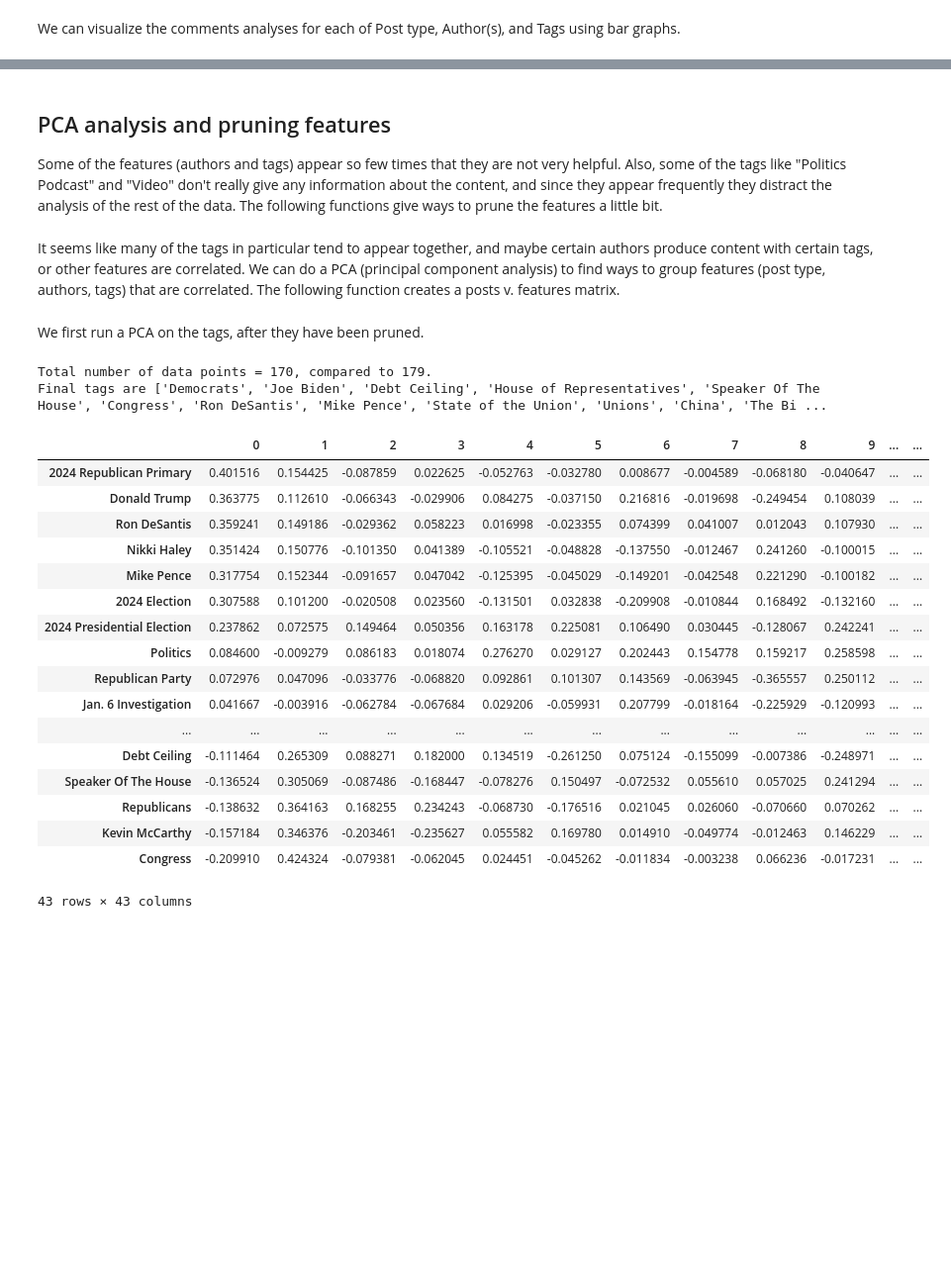
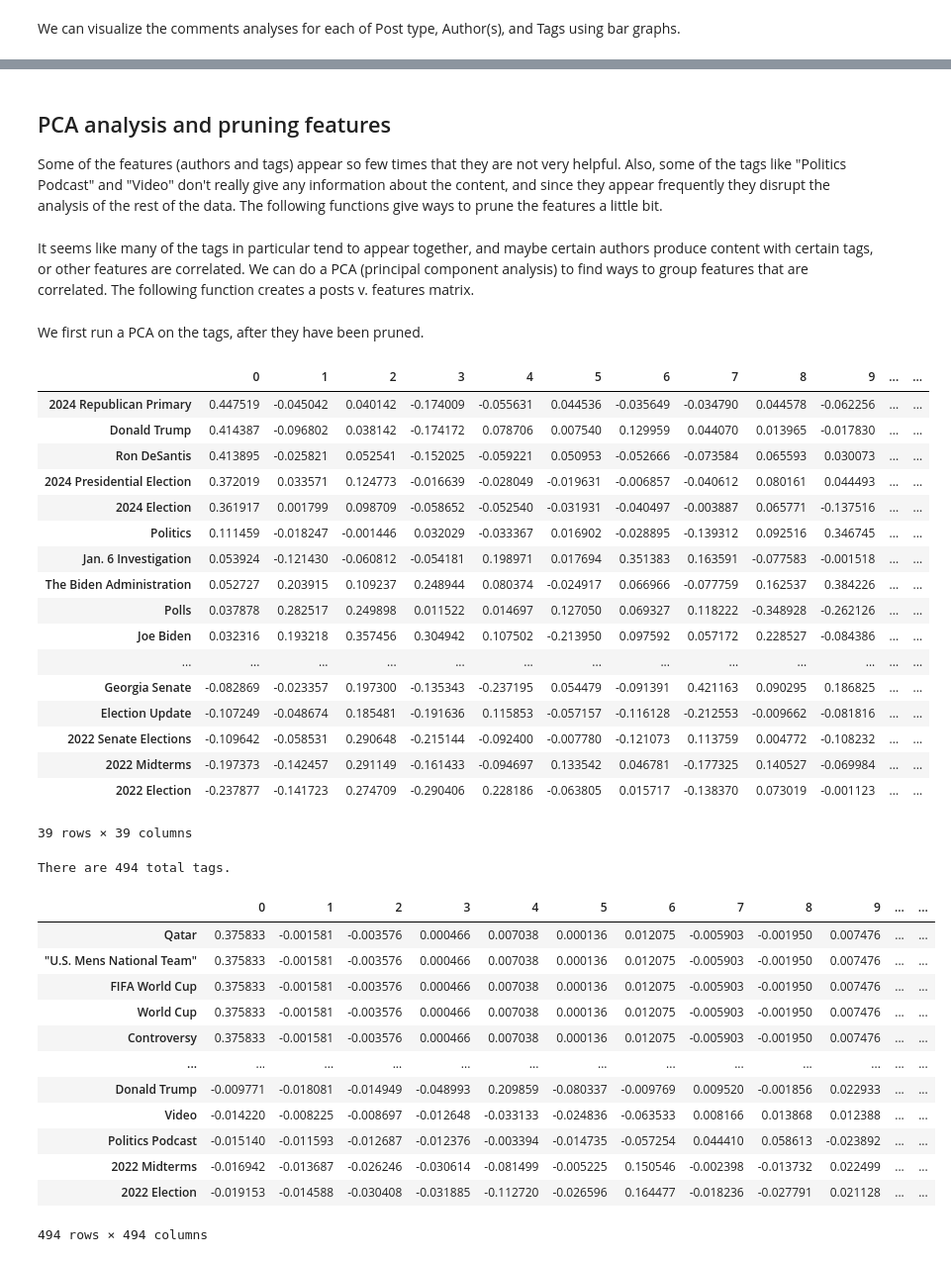
Before and after one commit to wh33les/538Project, a Jupyter notebook: DataExploration.ipynb, the cells around one changed output, grey strips where cells are left out. Shown at 99% size. Drawn from its saved outputs; the diff is of its cells as text; code cells hidden in the pictures; blank space fills up the shorter version.

```diff
--- a/DataExploration.ipynb
+++ b/DataExploration.ipynb
@@ -129,6 +151,6 @@ Since there are 306 tags we take the top 20.
 # %% [markdown]
 ## PCA analysis and pruning features
 
-Some of the features (authors and tags) appear so few times that they are not very helpful.  Also, some of the tags like "Politics Podcast" and "Video" don't really give any information about the content, and since they appear frequently they distract the analysis of the rest of the data.  The following functions give ways to prune the features a little bit.
+Some of the features (authors and tags) appear so few times that they are not very helpful.  Also, some of the tags like "Politics Podcast" and "Video" don't really give any information about the content, and since they appear frequently they disrupt the analysis of the rest of the data.  The following functions give ways to prune the features a little bit.
 # %%
 # First input is a list of features, second input is a list of features to be removed.
@@ -174,6 +196,6 @@ def most_used(features):
 #print(str(len(most_used_tags)) + " out of " +str(len(attribute_features("Tags")))+" tags selected.")
 # %% [markdown]
-It seems like many of the tags in particular tend to appear together, and maybe certain authors produce content with certain tags, or other features are correlated.  We can do a PCA (principal component analysis) to find ways to group features (post type, authors, tags) that are correlated.  The following function creates a posts v. features matrix.
+It seems like many of the tags in particular tend to appear together, and maybe certain authors produce content with certain tags, or other features are correlated.  We can do a PCA (principal component analysis) to find ways to group features that are correlated.  The following function creates a posts v. features matrix.
 # %%
 # Input is a list of any combination of features from post types, authors, or tags found in raw_data.
 # Output is a data frame whose rows are the post titles and whose columns are the features.
@@ -212,7 +234,7 @@ tags_pruned = prune(attribute_features("Tags"), ["Politics Podcast",
 #print("tags_pruned =", tags_pruned) # for debugging
 #print("Length of tags_pruned is "+str(len(tags_pruned))+".") # for debugging
 final_tags = most_used(tags_pruned)
-print("Final tags are "+ str(final_tags)+".  There are "+str(len(final_tags))+" of them.")
+#print("Final tags are "+ str(final_tags)+".  There are "+str(len(final_tags))+" of them.") # for debugging
 
 # Create the matrix for tags
 posts_v_features_matrix = PCA_input(final_tags)
@@ -230,23 +252,48 @@ pca.fit(features_scaled)
 component_vectors = pd.DataFrame(pca.components_.transpose(), index = posts_v_features_matrix.columns[1:])
 component_vectors.sort_values(by = component_vectors.columns[0], ascending = False)
 # %% [output]
+|  | 0 | 1 | 2 | 3 | 4 | 5 | 6 | 7 | 8 | 9 | ... | ... |
+| 2024 Republican Primary | 0.447519 | -0.045042 | 0.040142 | -0.174009 | -0.055631 | 0.044536 | -0.035649 | -0.034790 | 0.044578 | -0.062256 | ... | ... |
+| Donald Trump | 0.414387 | -0.096802 | 0.038142 | -0.174172 | 0.078706 | 0.007540 | 0.129959 | 0.044070 | 0.013965 | -0.017830 | ... | ... |
+| Ron DeSantis | 0.413895 | -0.025821 | 0.052541 | -0.152025 | -0.059221 | 0.050953 | -0.052666 | -0.073584 | 0.065593 | 0.030073 | ... | ... |
+| 2024 Presidential Election | 0.372019 | 0.033571 | 0.124773 | -0.016639 | -0.028049 | -0.019631 | -0.006857 | -0.040612 | 0.080161 | 0.044493 | ... | ... |
+| 2024 Election | 0.361917 | 0.001799 | 0.098709 | -0.058652 | -0.052540 | -0.031931 | -0.040497 | -0.003887 | 0.065771 | -0.137516 | ... | ... |
+| Politics | 0.111459 | -0.018247 | -0.001446 | 0.032029 | -0.033367 | 0.016902 | -0.028895 | -0.139312 | 0.092516 | 0.346745 | ... | ... |
+| Jan. 6 Investigation | 0.053924 | -0.121430 | -0.060812 | -0.054181 | 0.198971 | 0.017694 | 0.351383 | 0.163591 | -0.077583 | -0.001518 | ... | ... |
+| The Biden Administration | 0.052727 | 0.203915 | 0.109237 | 0.248944 | 0.080374 | -0.024917 | 0.066966 | -0.077759 | 0.162537 | 0.384226 | ... | ... |
+| Polls | 0.037878 | 0.282517 | 0.249898 | 0.011522 | 0.014697 | 0.127050 | 0.069327 | 0.118222 | -0.348928 | -0.262126 | ... | ... |
+| Joe Biden | 0.032316 | 0.193218 | 0.357456 | 0.304942 | 0.107502 | -0.213950 | 0.097592 | 0.057172 | 0.228527 | -0.084386 | ... | ... |
+| ... | ... | ... | ... | ... | ... | ... | ... | ... | ... | ... | ... | ... |
+| Georgia Senate | -0.082869 | -0.023357 | 0.197300 | -0.135343 | -0.237195 | 0.054479 | -0.091391 | 0.421163 | 0.090295 | 0.186825 | ... | ... |
+| Election Update | -0.107249 | -0.048674 | 0.185481 | -0.191636 | 0.115853 | -0.057157 | -0.116128 | -0.212553 | -0.009662 | -0.081816 | ... | ... |
+| 2022 Senate Elections | -0.109642 | -0.058531 | 0.290648 | -0.215144 | -0.092400 | -0.007780 | -0.121073 | 0.113759 | 0.004772 | -0.108232 | ... | ... |
+| 2022 Midterms | -0.197373 | -0.142457 | 0.291149 | -0.161433 | -0.094697 | 0.133542 | 0.046781 | -0.177325 | 0.140527 | -0.069984 | ... | ... |
+| 2022 Election | -0.237877 | -0.141723 | 0.274709 | -0.290406 | 0.228186 | -0.063805 | 0.015717 | -0.138370 | 0.073019 | -0.001123 | ... | ... |
-Total number of data points = 170, compared to 179.
-Final tags are ['Democrats', 'Joe Biden', 'Debt Ceiling', 'House of Representatives', 'Speaker Of The House', 'Congress', 'Ron DeSantis', 'Mike Pence', 'State of the Union', 'Unions', 'China', 'The Bi ...
+39 rows × 39 columns
-|  | 0 | 1 | 2 | 3 | 4 | 5 | 6 | 7 | 8 | 9 | ... | ... |
-| 2024 Republican Primary | 0.401516 | 0.154425 | -0.087859 | 0.022625 | -0.052763 | -0.032780 | 0.008677 | -0.004589 | -0.068180 | -0.040647 | ... | ... |
-| Donald Trump | 0.363775 | 0.112610 | -0.066343 | -0.029906 | 0.084275 | -0.037150 | 0.216816 | -0.019698 | -0.249454 | 0.108039 | ... | ... |
-| Ron DeSantis | 0.359241 | 0.149186 | -0.029362 | 0.058223 | 0.016998 | -0.023355 | 0.074399 | 0.041007 | 0.012043 | 0.107930 | ... | ... |
-| Nikki Haley | 0.351424 | 0.150776 | -0.101350 | 0.041389 | -0.105521 | -0.048828 | -0.137550 | -0.012467 | 0.241260 | -0.100015 | ... | ... |
-| Mike Pence | 0.317754 | 0.152344 | -0.091657 | 0.047042 | -0.125395 | -0.045029 | -0.149201 | -0.042548 | 0.221290 | -0.100182 | ... | ... |
-| 2024 Election | 0.307588 | 0.101200 | -0.020508 | 0.023560 | -0.131501 | 0.032838 | -0.209908 | -0.010844 | 0.168492 | -0.132160 | ... | ... |
-| 2024 Presidential Election | 0.237862 | 0.072575 | 0.149464 | 0.050356 | 0.163178 | 0.225081 | 0.106490 | 0.030445 | -0.128067 | 0.242241 | ... | ... |
-| Politics | 0.084600 | -0.009279 | 0.086183 | 0.018074 | 0.276270 | 0.029127 | 0.202443 | 0.154778 | 0.159217 | 0.258598 | ... | ... |
-| Republican Party | 0.072976 | 0.047096 | -0.033776 | -0.068820 | 0.092861 | 0.101307 | 0.143569 | -0.063945 | -0.365557 | 0.250112 | ... | ... |
-| Jan. 6 Investigation | 0.041667 | -0.003916 | -0.062784 | -0.067684 | 0.029206 | -0.059931 | 0.207799 | -0.018164 | -0.225929 | -0.120993 | ... | ... |
-| ... | ... | ... | ... | ... | ... | ... | ... | ... | ... | ... | ... | ... |
-| Debt Ceiling | -0.111464 | 0.265309 | 0.088271 | 0.182000 | 0.134519 | -0.261250 | 0.075124 | -0.155099 | -0.007386 | -0.248971 | ... | ... |
-| Speaker Of The House | -0.136524 | 0.305069 | -0.087486 | -0.168447 | -0.078276 | 0.150497 | -0.072532 | 0.055610 | 0.057025 | 0.241294 | ... | ... |
-| Republicans | -0.138632 | 0.364163 | 0.168255 | 0.234243 | -0.068730 | -0.176516 | 0.021045 | 0.026060 | -0.070660 | 0.070262 | ... | ... |
-| Kevin McCarthy | -0.157184 | 0.346376 | -0.203461 | -0.235627 | 0.055582 | 0.169780 | 0.014910 | -0.049774 | -0.012463 | 0.146229 | ... | ... |
-| Congress | -0.209910 | 0.424324 | -0.079381 | -0.062045 | 0.024451 | -0.045262 | -0.011834 | -0.003238 | 0.066236 | -0.017231 | ... | ... |
-43 rows × 43 columns
+# %%
+# PCA on all the tags
+
+all_tags = attribute_features("Tags")
+print("There are "+str(len(all_tags))+" total tags.")
+posts_v_all_tags_matrix = PCA_input(all_tags)
+scaler = StandardScaler()
+pca = PCA()
+all_tags_scaled = scaler.fit_transform(posts_v_all_tags_matrix[posts_v_all_tags_matrix.columns[1:]])
+pca.fit(all_tags_scaled)
+component_vectors = pd.DataFrame(pca.components_.transpose(), index = posts_v_all_tags_matrix.columns[1:])
+component_vectors.sort_values(by = component_vectors.columns[0], ascending = False)
+# %% [output]
+There are 494 total tags.
+|  | 0 | 1 | 2 | 3 | 4 | 5 | 6 | 7 | 8 | 9 | ... | ... |
+| Qatar | 0.375833 | -0.001581 | -0.003576 | 0.000466 | 0.007038 | 0.000136 | 0.012075 | -0.005903 | -0.001950 | 0.007476 | ... | ... |
+| "U.S. Mens National Team" | 0.375833 | -0.001581 | -0.003576 | 0.000466 | 0.007038 | 0.000136 | 0.012075 | -0.005903 | -0.001950 | 0.007476 | ... | ... |
+| FIFA World Cup | 0.375833 | -0.001581 | -0.003576 | 0.000466 | 0.007038 | 0.000136 | 0.012075 | -0.005903 | -0.001950 | 0.007476 | ... | ... |
+| World Cup | 0.375833 | -0.001581 | -0.003576 | 0.000466 | 0.007038 | 0.000136 | 0.012075 | -0.005903 | -0.001950 | 0.007476 | ... | ... |
+| Controversy | 0.375833 | -0.001581 | -0.003576 | 0.000466 | 0.007038 | 0.000136 | 0.012075 | -0.005903 | -0.001950 | 0.007476 | ... | ... |
+| ... | ... | ... | ... | ... | ... | ... | ... | ... | ... | ... | ... | ... |
+| Donald Trump | -0.009771 | -0.018081 | -0.014949 | -0.048993 | 0.209859 | -0.080337 | -0.009769 | 0.009520 | -0.001856 | 0.022933 | ... | ... |
+| Video | -0.014220 | -0.008225 | -0.008697 | -0.012648 | -0.033133 | -0.024836 | -0.063533 | 0.008166 | 0.013868 | 0.012388 | ... | ... |
+| Politics Podcast | -0.015140 | -0.011593 | -0.012687 | -0.012376 | -0.003394 | -0.014735 | -0.057254 | 0.044410 | 0.058613 | -0.023892 | ... | ... |
+| 2022 Midterms | -0.016942 | -0.013687 | -0.026246 | -0.030614 | -0.081499 | -0.005225 | 0.150546 | -0.002398 | -0.013732 | 0.022499 | ... | ... |
+| 2022 Election | -0.019153 | -0.014588 | -0.030408 | -0.031885 | -0.112720 | -0.026596 | 0.164477 | -0.018236 | -0.027791 | 0.021128 | ... | ... |
+494 rows × 494 columns
```
Also changed, not shown: parts of 14 cells of this notebook, 6 other files.
